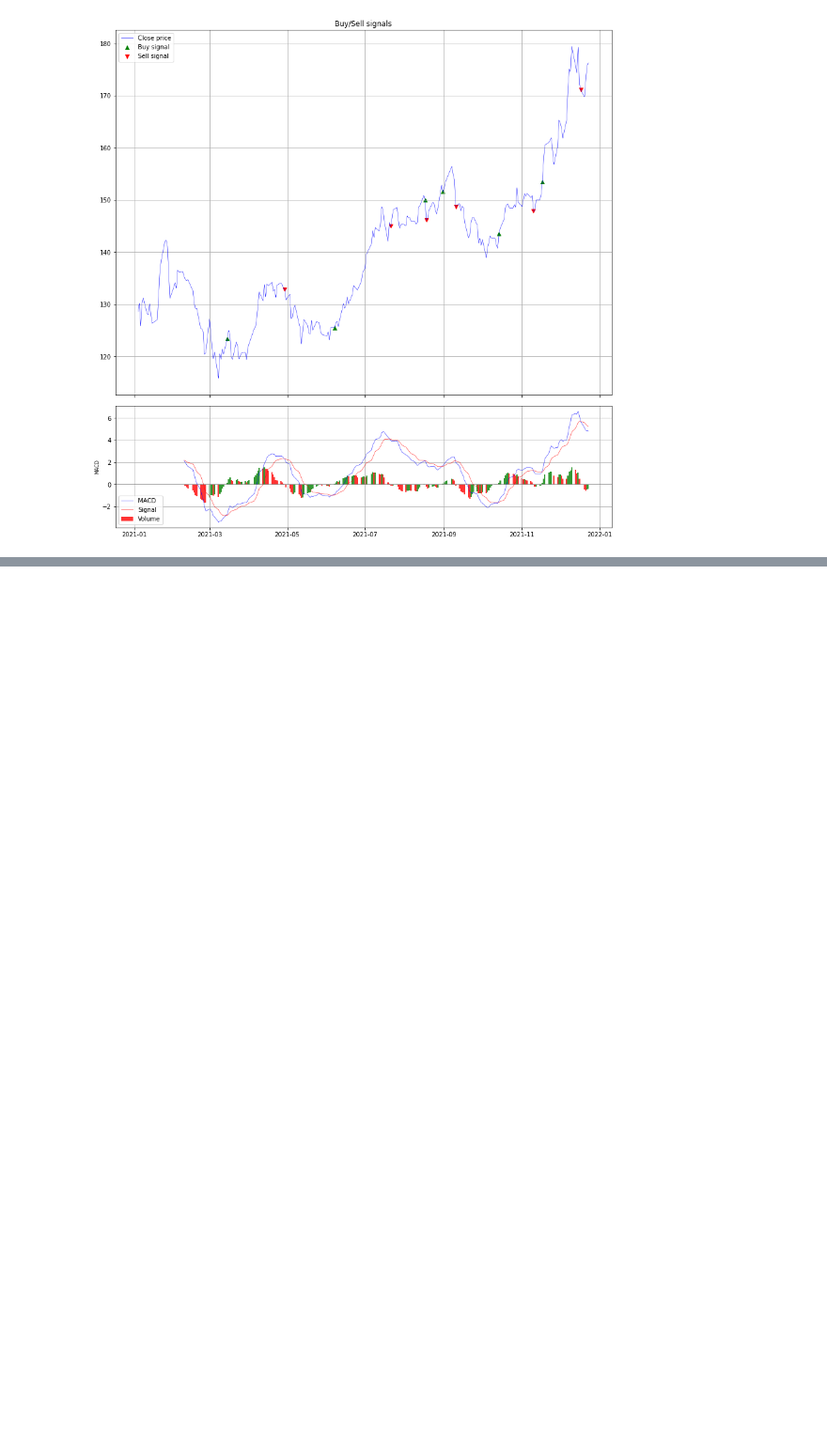
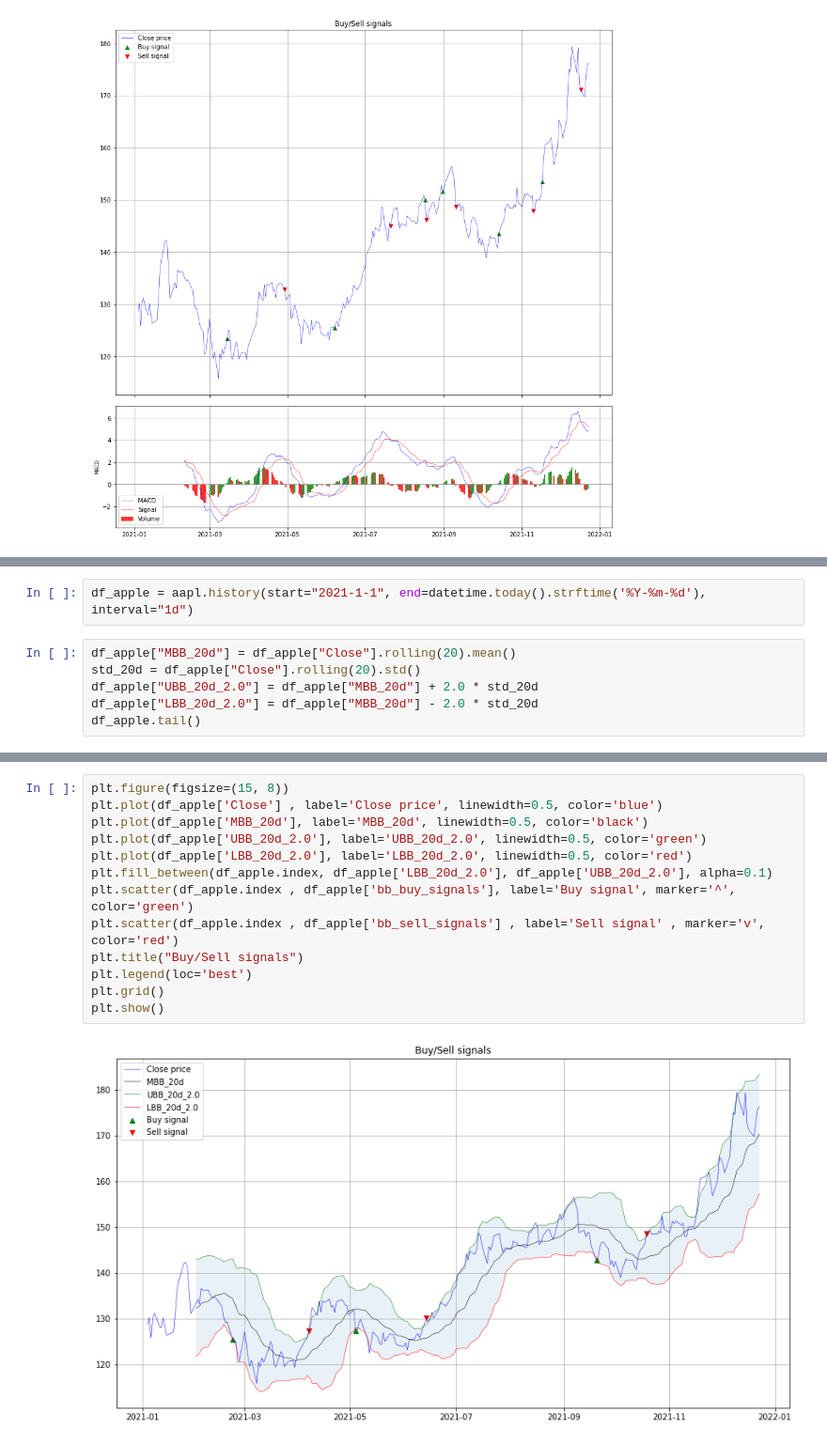
Before and after one commit to aahouzi/Stock-price-forecasting, a Jupyter notebook: notebooks/quantitative_trading_strategies.ipynb, the cells around one changed output, grey strips where cells are left out. Shown at 94% size. Saved outputs shown, nothing was run; the diff lists cells and outputs as text; blank space fills up the shorter version.

```diff
--- a/notebooks/quantitative_trading_strategies.ipynb
+++ b/notebooks/quantitative_trading_strategies.ipynb
@@ -343,0 +369,8 @@ plt.show()
+# %%
+df_apple = aapl.history(start="2021-1-1", end=datetime.today().strftime('%Y-%m-%d'), interval="1d")
+# %%
+df_apple["MBB_20d"] = df_apple["Close"].rolling(20).mean()
+std_20d = df_apple["Close"].rolling(20).std()
+df_apple["UBB_20d_2.0"] = df_apple["MBB_20d"] + 2.0 * std_20d
+df_apple["LBB_20d_2.0"] = df_apple["MBB_20d"] - 2.0 * std_20d
+df_apple.tail()
@@ -343,0 +430,15 @@ plt.show()
+# %%
+plt.figure(figsize=(15, 8))
+plt.plot(df_apple['Close'] , label='Close price', linewidth=0.5, color='blue')
+plt.plot(df_apple['MBB_20d'], label='MBB_20d', linewidth=0.5, color='black')
+plt.plot(df_apple['UBB_20d_2.0'], label='UBB_20d_2.0', linewidth=0.5, color='green')
+plt.plot(df_apple['LBB_20d_2.0'], label='LBB_20d_2.0', linewidth=0.5, color='red')
+plt.fill_between(df_apple.index, df_apple['LBB_20d_2.0'], df_apple['UBB_20d_2.0'], alpha=0.1)
+plt.scatter(df_apple.index , df_apple['bb_buy_signals'], label='Buy signal', marker='^', color='green')
+plt.scatter(df_apple.index , df_apple['bb_sell_signals'] , label='Sell signal' , marker='v', color='red')
+plt.title("Buy/Sell signals")
+plt.legend(loc='best')
+plt.grid()
+plt.show()
+# %% [output]
+[figure, added]
```
Also changed, not shown: parts of 11 cells of this notebook.
